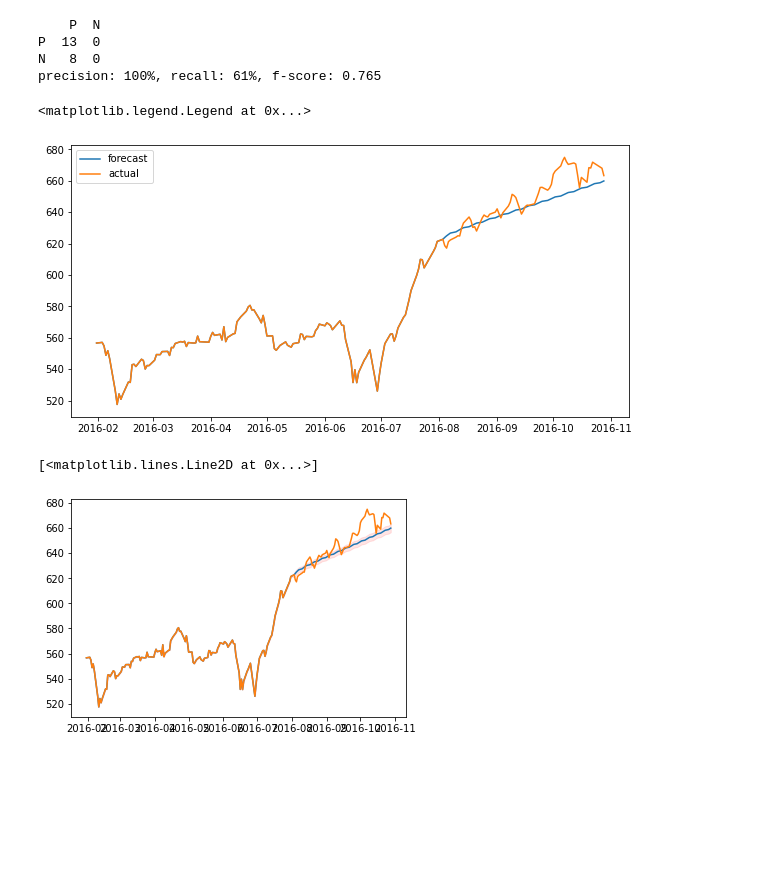
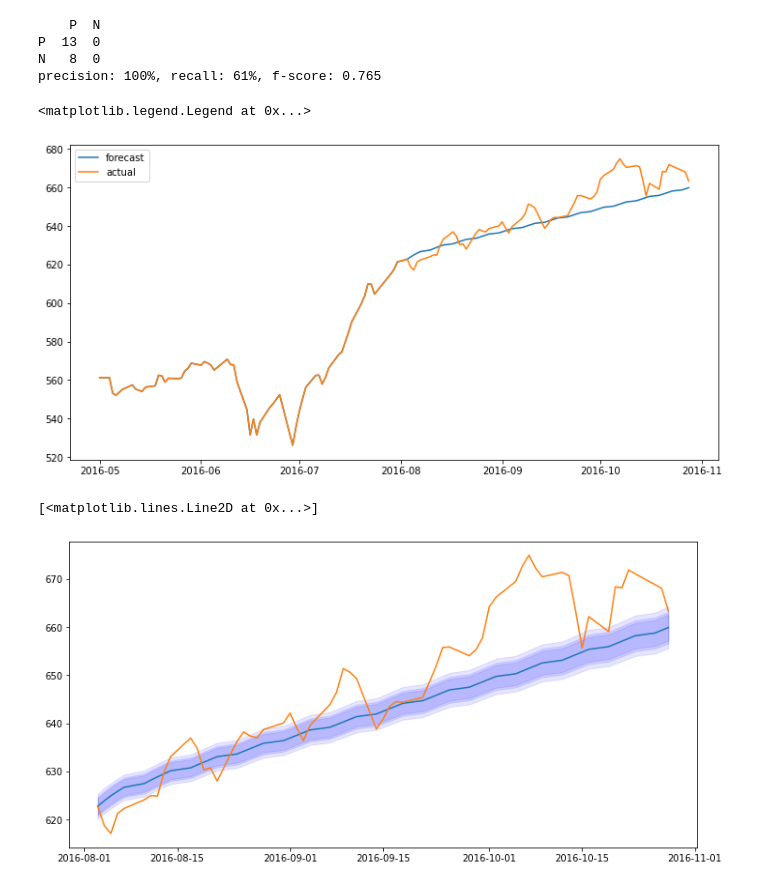
Before and after one commit to ulrikson/statistics-thesis, a Jupyter notebook: arch_evaluate.ipynb, the cells around one changed output. Saved outputs shown, nothing was run; the diff lists cells and outputs as text; code cells hidden in the pictures; blank space fills up the shorter version.

```diff
--- a/arch_evaluate.ipynb
+++ b/arch_evaluate.ipynb
@@ -104,25 +104,32 @@ N   8  0
 precision: 100%, recall: 61%, f-score: 0.765
 # %%
 # Without confidence intercal
-plot_df = merged_df[-n_seq - (n_seq*2) :]
-plt.figure(figsize=(10, 5))
+plot_df = merged_df[-n_seq - n_seq*1 :]
+plt.figure(figsize=(12, 6))
 plt.plot(plot_df['forecast'], label="forecast")
 plt.plot(plot_df['Close'], label="actual")
 plt.legend()
 # %% [output]
 <matplotlib.legend.Legend at 0x...>
-[figure, old version]
+[figure, new version]
 # %%
 # With confidence interval
 # HÖGST OSÄKER PÅ OM CI ÄR BERÄKNAD KORREKT I R
 
-fig, ax = plt.subplots()
+plot_df = merged_df[-n_seq :]
+
 x= plot_df.index
 y = plot_df['forecast']
-ci = 1.96*plot_df['mean_error']
-ax.plot(x,y)
-ax.fill_between(x, (y-ci), (y+ci), color='red', alpha=0.1)
+ci_90 = 1.64*plot_df['mean_error']
+ci_95 = 1.96*plot_df['mean_error']
+ci_99 = 2.58*plot_df['mean_error']
+
+plt.figure(figsize=(12, 6))
+plt.plot(x,y)
+plt.fill_between(x, (y-ci_90), (y+ci_90), color='blue', alpha=0.1)
+plt.fill_between(x, (y-ci_95), (y+ci_95), color='blue', alpha=0.1)
+plt.fill_between(x, (y-ci_99), (y+ci_99), color='blue', alpha=0.1)
 plt.plot(plot_df['Close'], label="actual")
 # %% [output]
 [<matplotlib.lines.Line2D at 0x...>]
-[figure, old version]
+[figure, new version]
```
